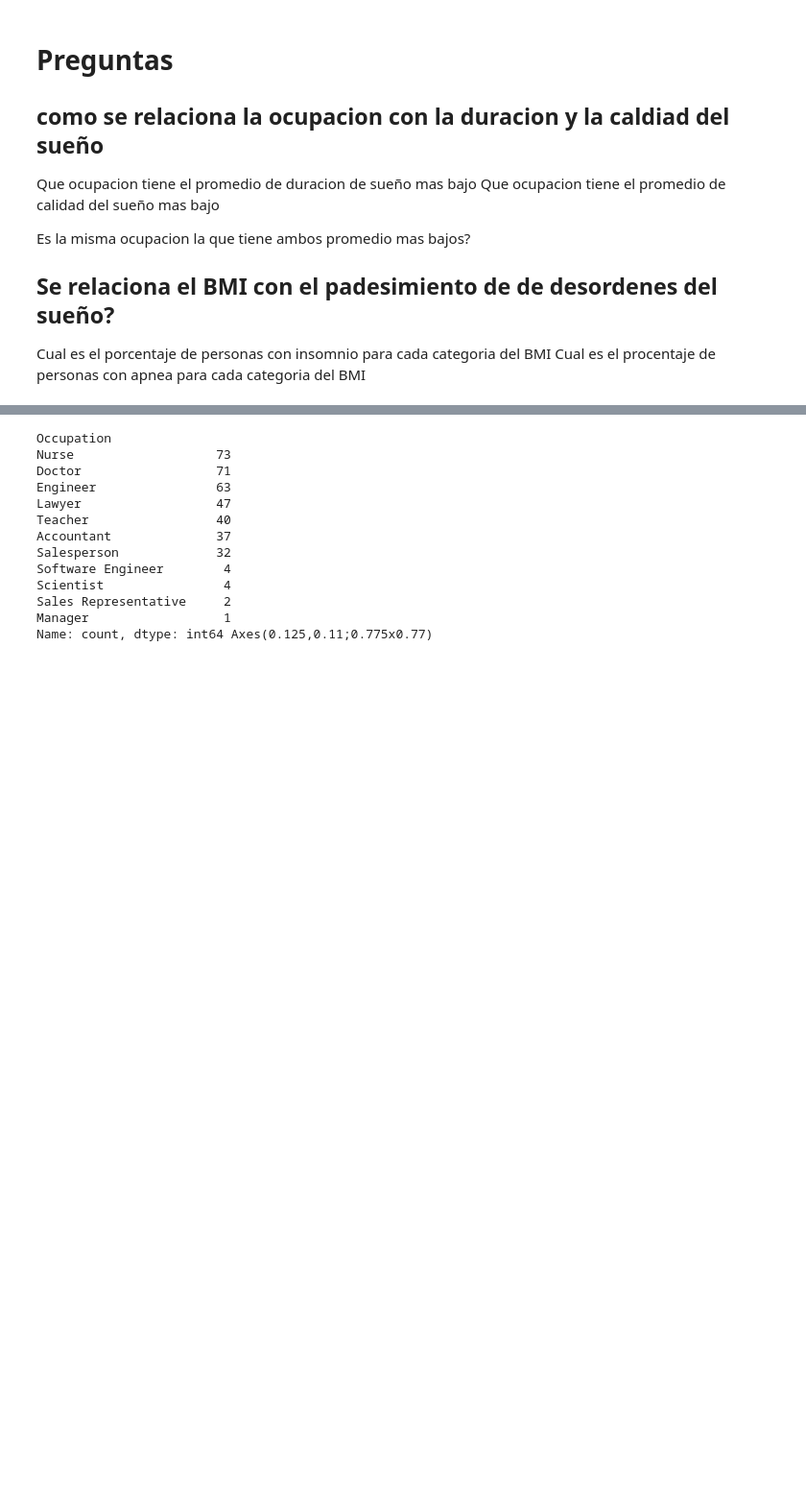
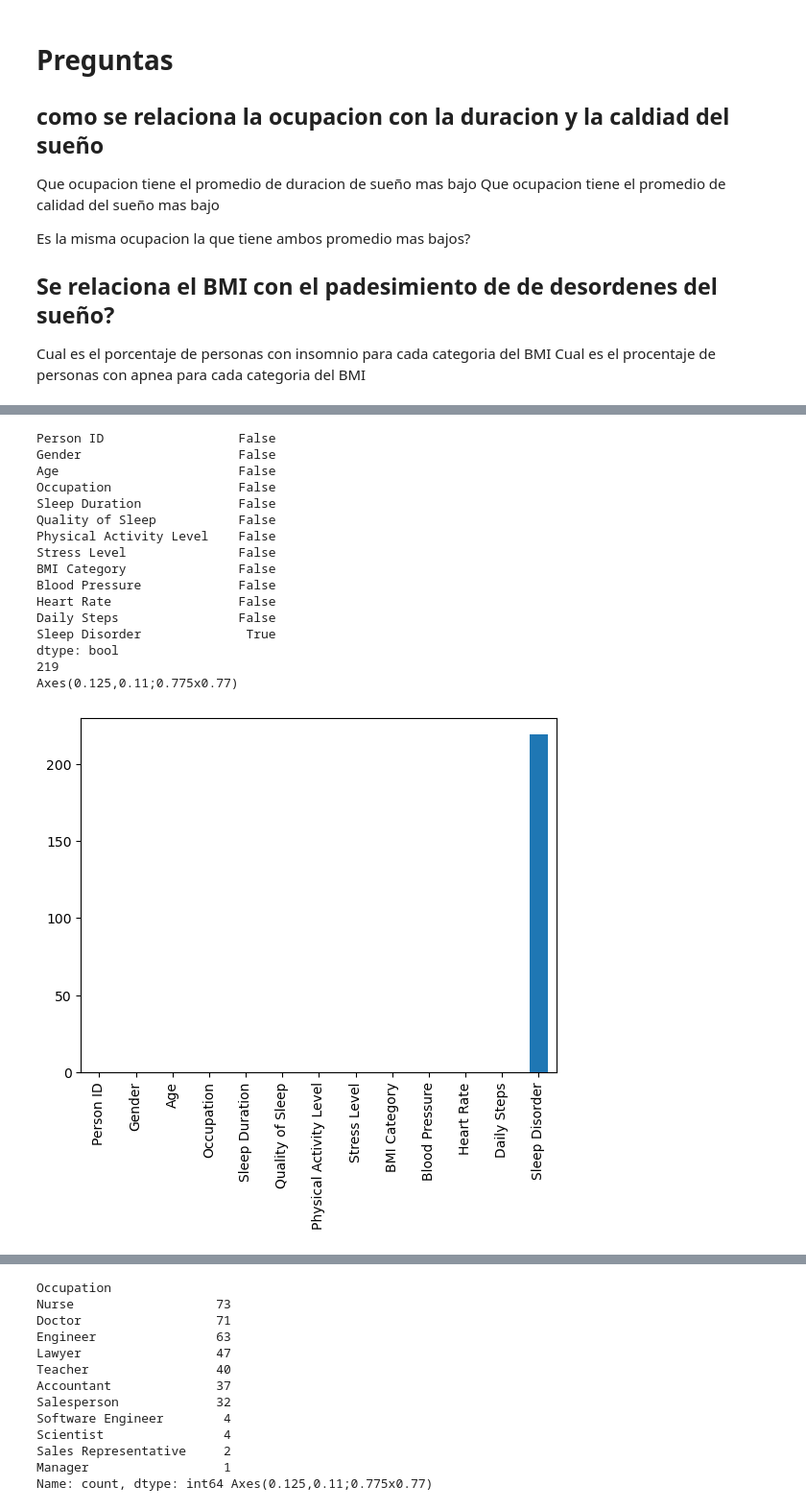
Before and after one commit to CesarNav/sleep, a Jupyter notebook: sleep_health.ipynb, the cells around one changed output, grey strips where cells are left out. Shown at 96% size. Saved outputs shown, nothing was run; the diff lists cells and outputs as text; code cells hidden in the pictures; blank space fills up the shorter version.

```diff
--- a/sleep_health.ipynb
+++ b/sleep_health.ipynb
@@ -39,0 +65,25 @@ import matplotlib.pyplot as plt
+# %%
+# Missing values detection
+print(sleep_dt.isna().any())
+print(sleep_dt["Sleep Disorder"].isna().sum())
+missin_values = sleep_dt.isna().sum().plot(kind="bar")
+print(missin_values)
+plt.savefig("./figs/missin_values.png")
+# %% [output]
+Person ID                  False
+Gender                     False
+Age                        False
+Occupation                 False
+Sleep Duration             False
+Quality of Sleep           False
+Physical Activity Level    False
+Stress Level               False
+BMI Category               False
+Blood Pressure             False
+Heart Rate                 False
+Daily Steps                False
+Sleep Disorder              True
+dtype: bool
+219
+Axes(0.125,0.11;0.775x0.77)
+[figure, added]
```
Also changed, not shown: parts of 18 cells of this notebook, 8 other files.
